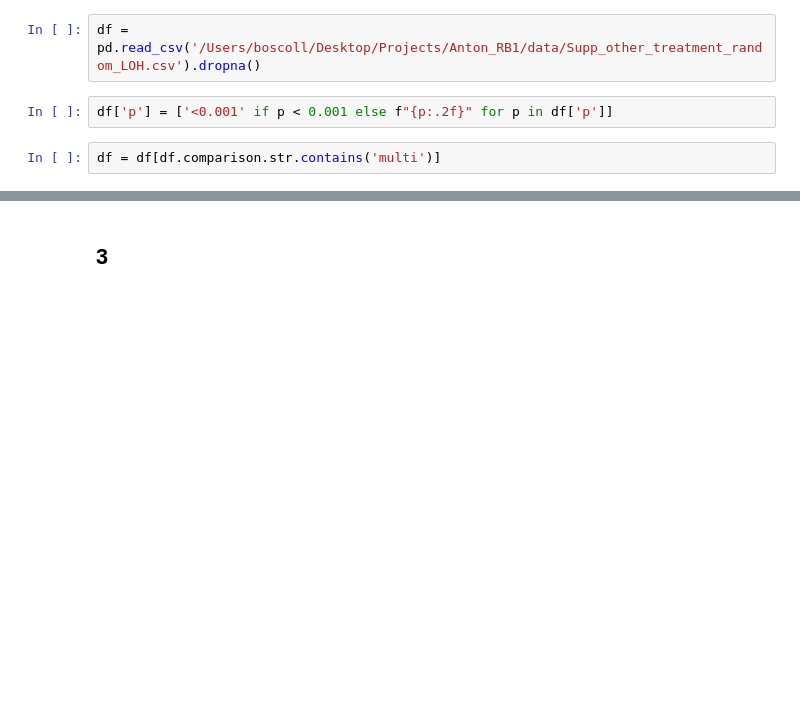
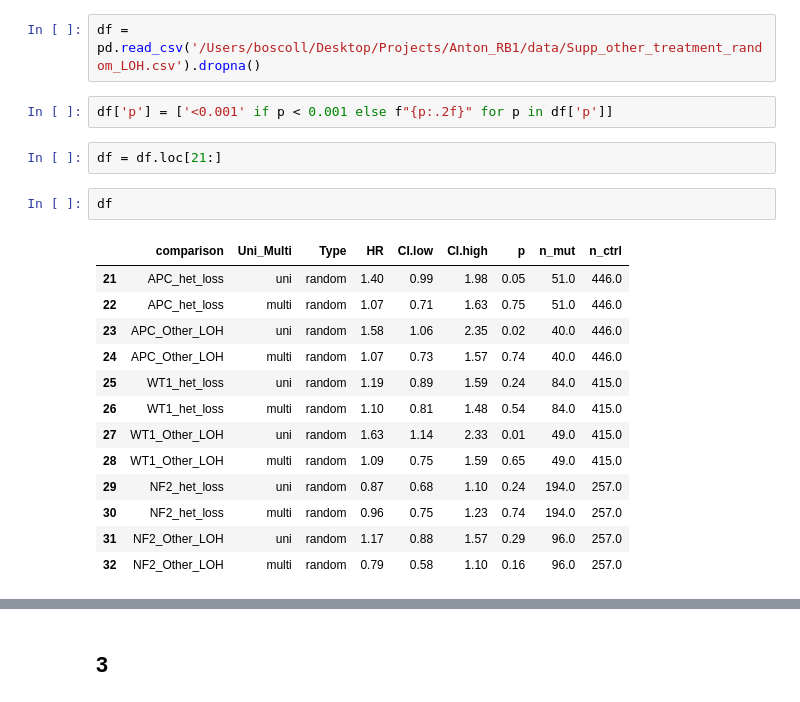
Before and after one commit to lboscolobielo/MSK_collaborator, a Jupyter notebook: anton_rb1/forest_plot.ipynb, the cells around one changed output, grey strips where cells are left out. Saved outputs shown, nothing was run; the diff lists cells and outputs as text; blank space fills up the shorter version.

```diff
--- a/anton_rb1/forest_plot.ipynb
+++ b/anton_rb1/forest_plot.ipynb
@@ -272,8 +386,24 @@ plt.show()
 df = pd.read_csv('/Users/boscoll/Desktop/Projects/Anton_RB1/data/Supp_other_treatment_random_LOH.csv').dropna()
 # %%
 df['p'] = ['<0.001' if p < 0.001 else f"{p:.2f}" for p in df['p']]
-# %%
-df = df[df.comparison.str.contains('multi')]
+# %%
+df = df.loc[21:]
+# %%
+df
+# %% [output]
+|  | comparison | Uni_Multi | Type | HR | CI.low | CI.high | p | n_mut | n_ctrl |
+| 21 | APC_het_loss | uni | random | 1.40 | 0.99 | 1.98 | 0.05 | 51.0 | 446.0 |
+| 22 | APC_het_loss | multi | random | 1.07 | 0.71 | 1.63 | 0.75 | 51.0 | 446.0 |
+| 23 | APC_Other_LOH | uni | random | 1.58 | 1.06 | 2.35 | 0.02 | 40.0 | 446.0 |
+| 24 | APC_Other_LOH | multi | random | 1.07 | 0.73 | 1.57 | 0.74 | 40.0 | 446.0 |
+| 25 | WT1_het_loss | uni | random | 1.19 | 0.89 | 1.59 | 0.24 | 84.0 | 415.0 |
+| 26 | WT1_het_loss | multi | random | 1.10 | 0.81 | 1.48 | 0.54 | 84.0 | 415.0 |
+| 27 | WT1_Other_LOH | uni | random | 1.63 | 1.14 | 2.33 | 0.01 | 49.0 | 415.0 |
+| 28 | WT1_Other_LOH | multi | random | 1.09 | 0.75 | 1.59 | 0.65 | 49.0 | 415.0 |
+| 29 | NF2_het_loss | uni | random | 0.87 | 0.68 | 1.10 | 0.24 | 194.0 | 257.0 |
+| 30 | NF2_het_loss | multi | random | 0.96 | 0.75 | 1.23 | 0.74 | 194.0 | 257.0 |
+| 31 | NF2_Other_LOH | uni | random | 1.17 | 0.88 | 1.57 | 0.29 | 96.0 | 257.0 |
+| 32 | NF2_Other_LOH | multi | random | 0.79 | 0.58 | 1.10 | 0.16 | 96.0 | 257.0 |
 # %%
 
 plot_df = df.copy()
```
Also changed, not shown: parts of 15 cells of this notebook, 4 other files.
